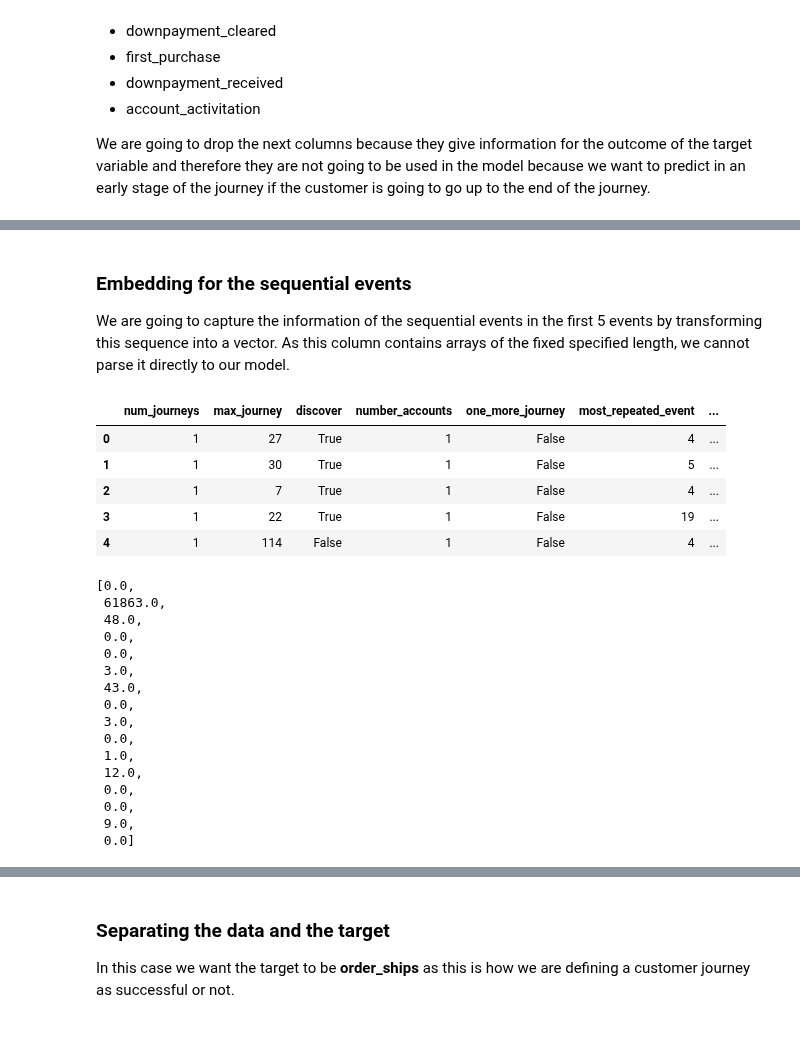
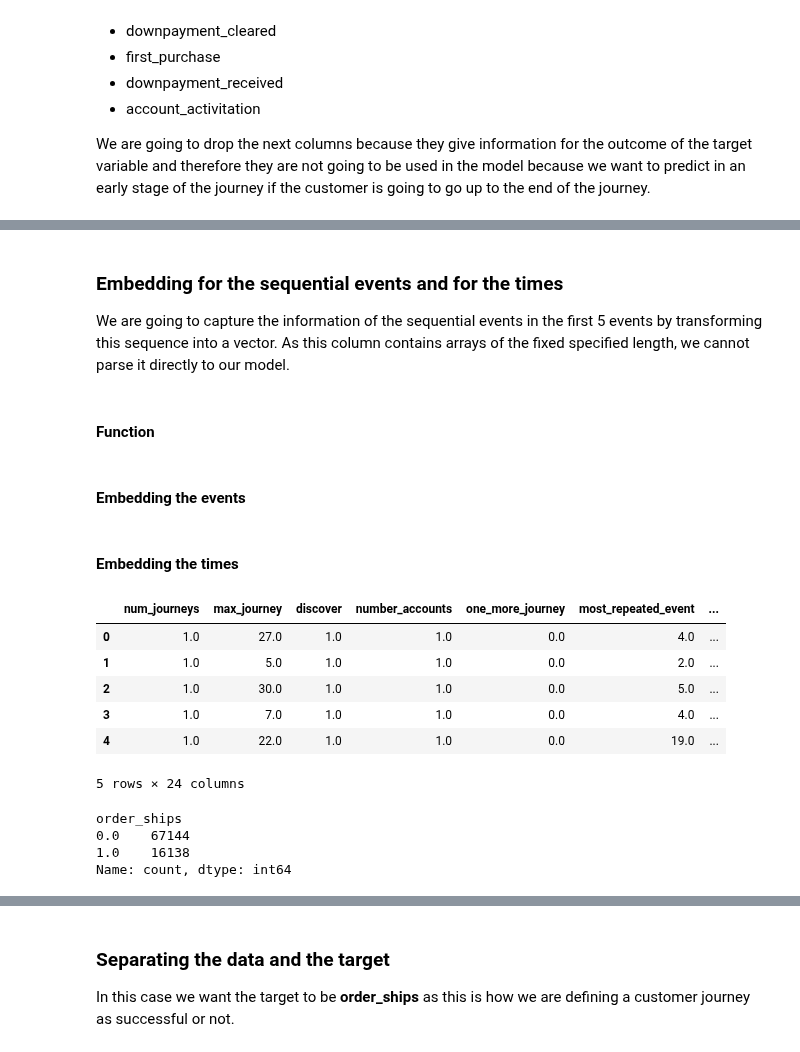
Before and after one commit to taroii/STATSM148, a Jupyter notebook: Python-Files/XGBoost-AxRy.ipynb, the cells around one changed output, grey strips where cells are left out. Saved outputs shown, nothing was run; the diff lists cells and outputs as text; code cells hidden in the pictures.

```diff
--- a/Python-Files/XGBoost-AxRy.ipynb
+++ b/Python-Files/XGBoost-AxRy.ipynb
@@ -131,8 +134,8 @@ df_selected = df.loc[idxs]
 
 We are going to drop the next columns because they give information for the outcome of the target variable and therefore they are not going to be used in the model because we want to predict in an early stage of the journey if the customer is going to go up to the end of the journey.
 # %%
-df_drops = df_selected.drop(columns=['max_milestone', 'downpayment_cleared', 'first_purchase', 'downpayment_received', 'account_activitation', 'customer_id'])
-df_drops
+df.drop(columns=['max_milestone', 'downpayment_cleared', 'first_purchase', 'downpayment_received', 'account_activitation', 'customer_id'], inplace=True)
+df
 # %% [output]
 |  | num_journeys | max_journey | discover | number_accounts | one_more_journey | most_repeated_event | ... |
 | 0 | 1 | 27 | True | 1 | False | 4 | ... |
@@ -149,0 +155,4 @@ df_drops
+# %%
+# Setting float values for all the columns except the last 2
+df = df.astype({col: 'float' for col in df.columns[:-2]})
+df.head()
@@ -150,7 +166,9 @@ df_drops
 # %% [markdown]
-### Embedding for the sequential events
+### Embedding for the sequential events and for the times
 
 We are going to capture the information of the sequential events in the first 5 events by transforming this sequence into a vector. As this column contains arrays of the fixed specified length, we cannot parse it directly to our model.
+# %% [markdown]
+#### Function
 # %%
 class Embedding(nn.Module):
     def __init__(self, embedding_dim, n_events=5):
@@ -164,21 +182,36 @@ class Embedding(nn.Module):
         x = self.relu(x)
         x = self.fc2(x)
         return x
+# %% [markdown]
+#### Embedding the events
 # %%
 # Embed event id sequence into smaller dimension
-event_id = df_drops.first_5_events
+event_id = df[col_name]
 event_id = torch.tensor(event_id.to_list()).float()
-emb = Embedding(5, 5)
+emb = Embedding(5, number_events_fixed)
 event_id = emb(event_id)
+# %% [markdown]
+#### Embedding the times
+# %%
+# Embed event id sequence into smaller dimension
+times = df['time_since_last_event']
+times = torch.tensor(times.to_list()).float()
+emb_t = Embedding(5, number_events_fixed)
+times = emb(times)
 # %%
-event_id_df = pd.DataFrame(event_id.detach().numpy())
-ori_dfx = df_drops.drop(columns='first_5_events').reset_index(drop=True)
-new_dfx = pd.concat([ori_dfx, event_id_df], axis=1)
+event_id_df = pd.DataFrame(event_id.detach().numpy(), columns=[f'event_id_{i}' for i in range(5)])
+times_df = pd.DataFrame(times.detach().numpy(), columns=[f'time_{i}' for i in range(5)])
+
+df.drop(columns=[col_name, 'time_since_last_event'], inplace=True)
+df.reset_index(drop=True, inplace=True)
+
+new_dfx = pd.concat([df, event_id_df, times_df], axis=1)
 new_dfx.head()
 # %% [output]
 |  | num_journeys | max_journey | discover | number_accounts | one_more_journey | most_repeated_event | ... |
-| 0 | 1 | 27 | True | 1 | False | 4 | ... |
-| 1 | 1 | 30 | True | 1 | False | 5 | ... |
-| 2 | 1 | 7 | True | 1 | False | 4 | ... |
-| 3 | 1 | 22 | True | 1 | False | 19 | ... |
-| 4 | 1 | 114 | False | 1 | False | 4 | ... |
+| 0 | 1.0 | 27.0 | 1.0 | 1.0 | 0.0 | 4.0 | ... |
+| 1 | 1.0 | 5.0 | 1.0 | 1.0 | 0.0 | 2.0 | ... |
+| 2 | 1.0 | 30.0 | 1.0 | 1.0 | 0.0 | 5.0 | ... |
+| 3 | 1.0 | 7.0 | 1.0 | 1.0 | 0.0 | 4.0 | ... |
+| 4 | 1.0 | 22.0 | 1.0 | 1.0 | 0.0 | 19.0 | ... |
+5 rows × 24 columns
@@ -189,20 +218,8 @@ new_dfx.head()
-# %%
-get_time_since_last_event(data[data['customer_id'] == 278713037])
-# %% [output]
-[0.0,
- 61863.0,
- 48.0,
- 0.0,
- 0.0,
- 3.0,
- 43.0,
- 0.0,
- 3.0,
- 0.0,
- 1.0,
- 12.0,
- 0.0,
- 0.0,
- 9.0,
- 0.0]
+# %%
+new_dfx['order_ships'].value_counts()
+# %% [output]
+order_ships
+0.0    67144
+1.0    16138
+Name: count, dtype: int64
 # %%
```
Also changed, not shown: parts of 23 cells of this notebook, 1 other file.
